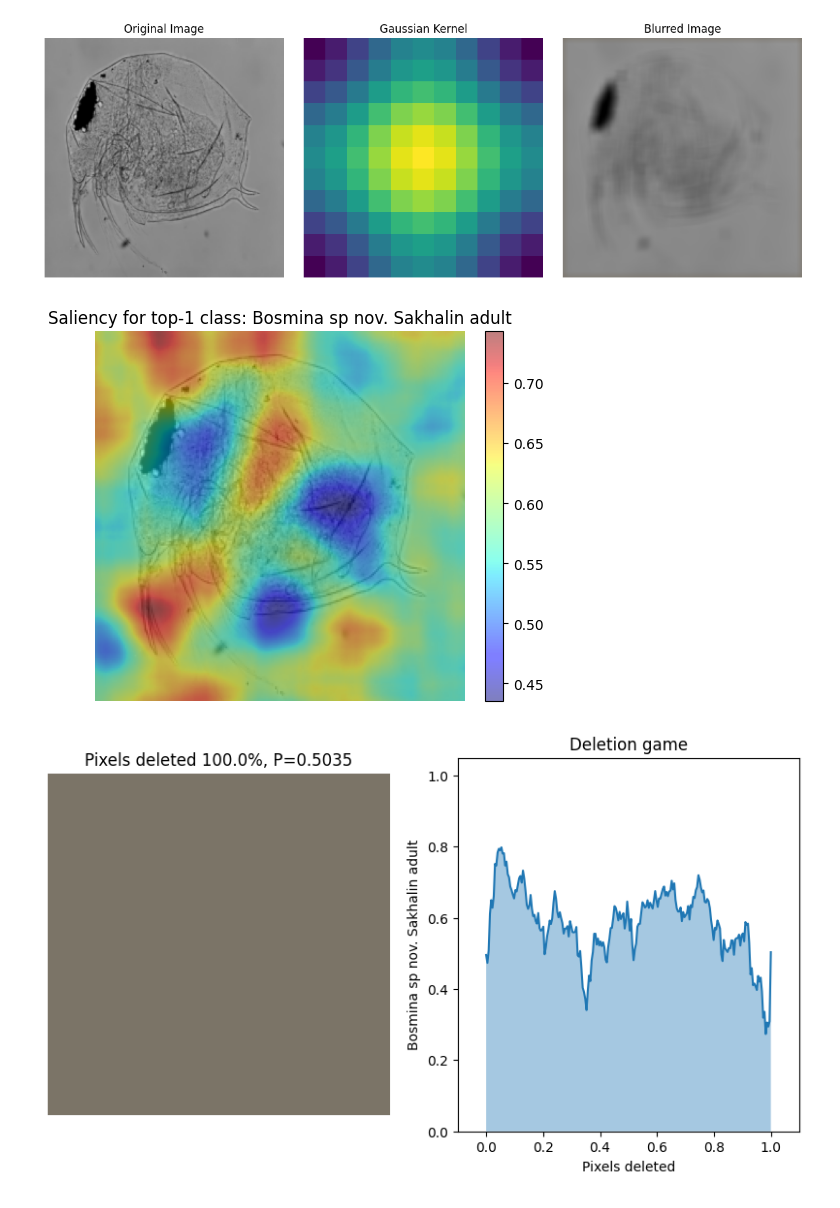
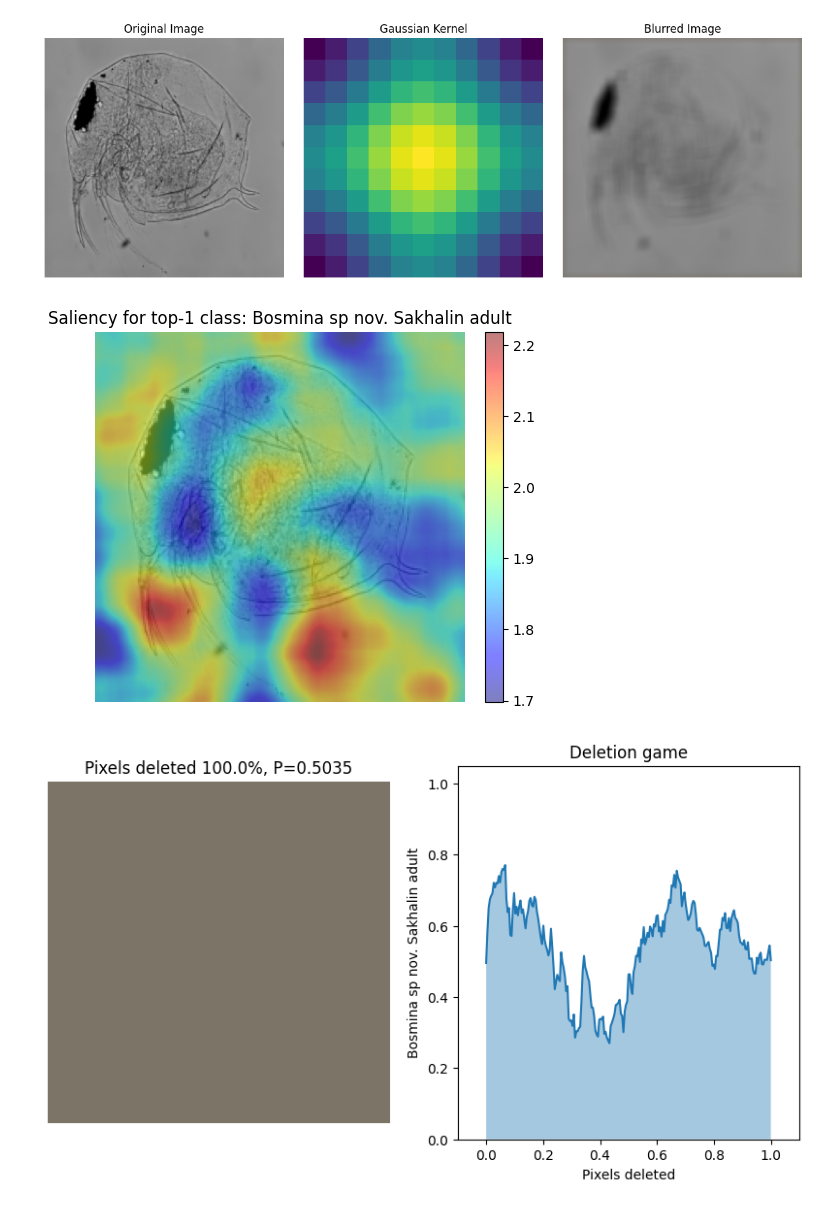
Before and after one commit to vru116/CV_cancers, a Jupyter notebook: rise_600_masks.ipynb, the cells around one changed output. Drawn from its saved outputs; the diff is of its cells as text; code cells hidden in the pictures.

```diff
--- a/rise_600_masks.ipynb
+++ b/rise_600_masks.ipynb
@@ -71,7 +71,6 @@ model = resnet18(weights=None)
 model.fc = nn.Linear(model.fc.in_features, len(class_names))
 
 model.load_state_dict(torch.load('best_model.pth'))
-model = nn.Sequential(model, nn.Softmax(dim=1))
 model = model.eval()
 model = model.to(device)
 
@@ -130,7 +138,8 @@ sample_img = sample_img.unsqueeze(0).to(device)
 
 with torch.no_grad():
     output = model(sample_img)
-    top1_class = output.argmax(dim=1).item()
+    probs = torch.softmax(output, dim=1)
+    top1_class = probs.argmax(dim=1).item()
 
 saliency_all = explainer(sample_img).cpu().numpy()
 saliency = saliency_all[top1_class]
@@ -222,26 +232,27 @@ deletion = CausalMetric(model, 'del', 224, substrate_fn=torch.zeros_like)
 # %%
 sample_img, _ = val_dataset[0]
 sample_img = sample_img.unsqueeze(0).to(device)
 
 with torch.no_grad():
     output = model(sample_img)
-    top1_class = output.argmax(dim=1).item()
+    probs = torch.softmax(output, dim=1)
+    top1_class = probs.argmax(dim=1).item()
 
 saliency_all = explainer(sample_img).cpu().numpy()
 saliency = saliency_all[top1_class]
 
 plt.axis('off')
 plt.title(f'Saliency for top-1 class: {class_names[top1_class]}')
 tensor_imshow(sample_img[0].cpu())
 plt.imshow(saliency, cmap='jet', alpha=0.5)
 plt.colorbar(fraction=0.046, pad=0.04)
 plt.show()
 # %% [output]
-[figure, old version]
+[figure, new version]
 # %%
 h = deletion.single_run(sample_img, saliency, class_names=class_names, device=device, verbose=1)
 # %% [output]
-[figure, old version]
+[figure, new version]
 # %%
 h = insertion.single_run(sample_img, saliency, class_names=class_names, device=device, verbose=1)
 # %% [output]
```
Also changed, not shown: parts of 9 cells of this notebook, 11 other files.
